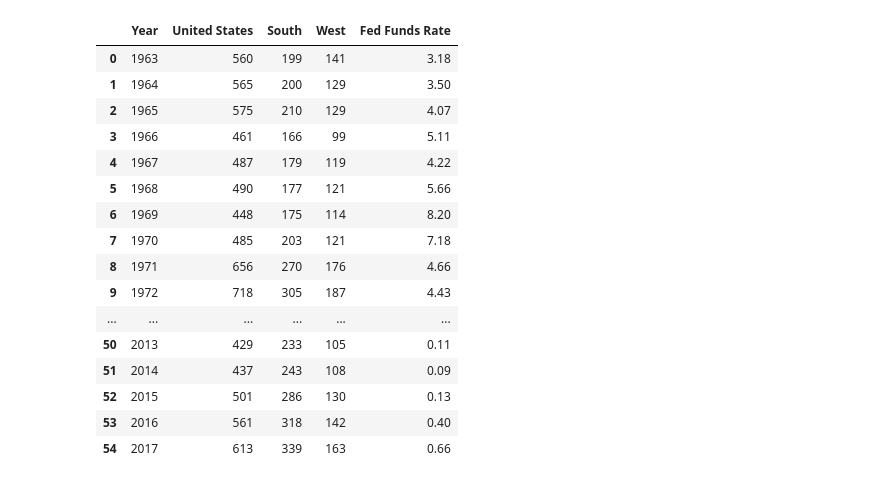
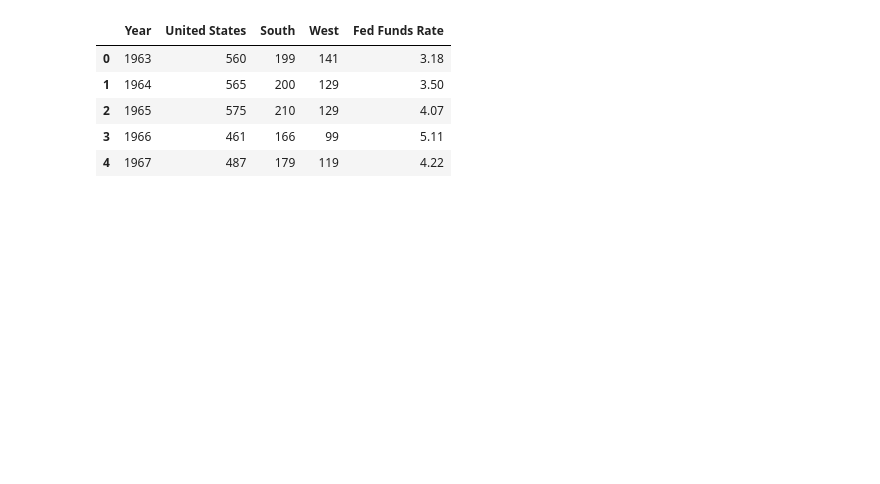
Before and after one commit to CarlosCocuy/ProjectRepo, a Jupyter notebook: fed_funds_analysis.ipynb, the cells around one changed output. Saved outputs shown, nothing was run; the diff lists cells and outputs as text; code cells hidden in the pictures; blank space fills up the shorter version.

```diff
--- a/fed_funds_analysis.ipynb
+++ b/fed_funds_analysis.ipynb
@@ -57,24 +35,13 @@ eff_fed_rate_df
 # %%
 sales_fed_funds_df = pd.merge(sales_df,eff_fed_rate_df, on="Year", how="outer")
 sales_fed_funds_df=sales_fed_funds_df.rename(index=str, columns={"Effective Federal Funds Rate":"Fed Funds Rate"})
-sales_fed_funds_df
+sales_fed_funds_df.head()
 # %% [output]
 |  | Year | United States | South | West | Fed Funds Rate |
 | 0 | 1963 | 560 | 199 | 141 | 3.18 |
 | 1 | 1964 | 565 | 200 | 129 | 3.50 |
 | 2 | 1965 | 575 | 210 | 129 | 4.07 |
 | 3 | 1966 | 461 | 166 | 99 | 5.11 |
 | 4 | 1967 | 487 | 179 | 119 | 4.22 |
-| 5 | 1968 | 490 | 177 | 121 | 5.66 |
-| 6 | 1969 | 448 | 175 | 114 | 8.20 |
-| 7 | 1970 | 485 | 203 | 121 | 7.18 |
-| 8 | 1971 | 656 | 270 | 176 | 4.66 |
-| 9 | 1972 | 718 | 305 | 187 | 4.43 |
-| ... | ... | ... | ... | ... | ... |
-| 50 | 2013 | 429 | 233 | 105 | 0.11 |
-| 51 | 2014 | 437 | 243 | 108 | 0.09 |
-| 52 | 2015 | 501 | 286 | 130 | 0.13 |
-| 53 | 2016 | 561 | 318 | 142 | 0.40 |
-| 54 | 2017 | 613 | 339 | 163 | 0.66 |
 # %%
 home_sales=[]
```
Also changed, not shown: parts of 4 cells of this notebook, 2 other files.
